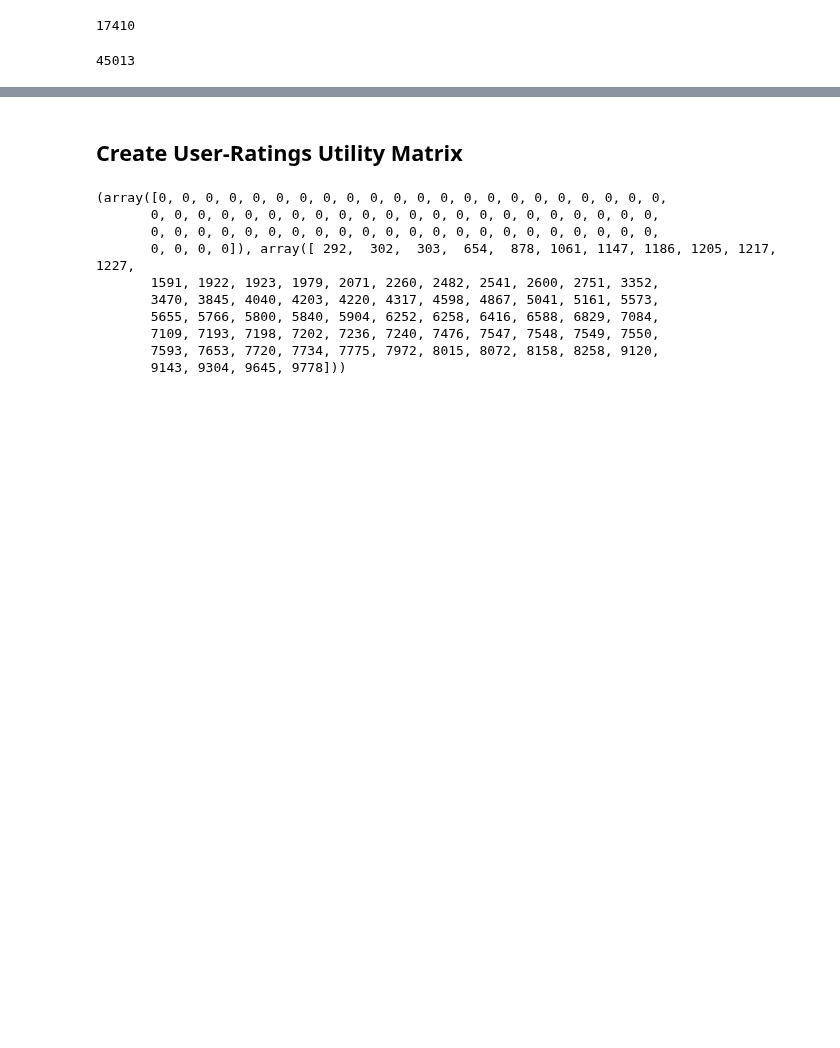
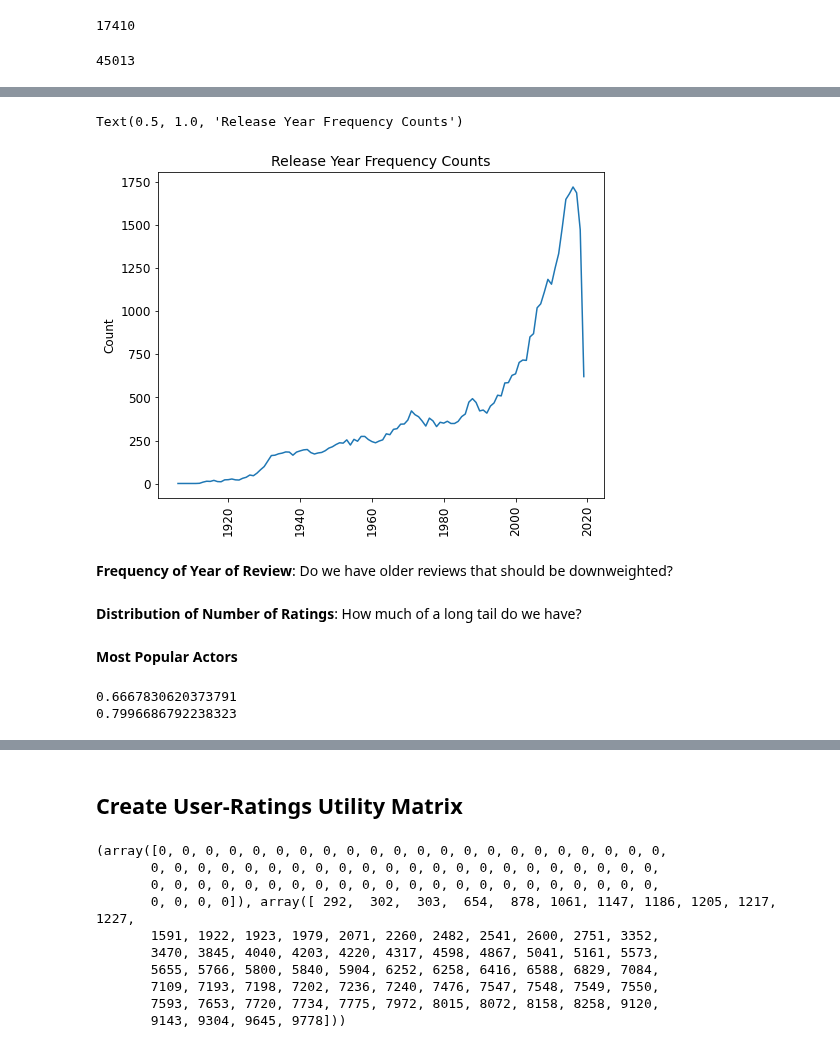
Before and after one commit to GovindBhala/DS5500-Movie-Recommendation-System, a Jupyter notebook: recommendation data exploration.ipynb, the cells around one changed output, grey strips where cells are left out. Saved outputs shown, nothing was run; the diff lists cells and outputs as text; code cells hidden in the pictures; blank space fills up the shorter version.

```diff
--- a/recommendation data exploration.ipynb
+++ b/recommendation data exploration.ipynb
@@ -95,0 +158,18 @@ dtype: int64
+# %%
+fig, ax = plt.subplots(figsize = (8,6))
+sns.lineplot(movies_yr.index, movies_yr.movieId)
+plt.xticks(rotation='vertical', size = 12)
+plt.yticks(size = 12)
+
+ax.set_xlabel('')
+ax.set_ylabel('Count', size = 12)
+ax.set_title('Release Year Frequency Counts', size = 14)
+# %% [output]
+Text(0.5, 1.0, 'Release Year Frequency Counts')
+[figure, added]
+# %% [markdown]
+__Frequency of Year of Review__: Do we have older reviews that should be downweighted?
+# %% [markdown]
+__Distribution of Number of Ratings__: How much of a long tail do we have?
+# %% [markdown]
+__Most Popular Actors__
@@ -95,0 +190,11 @@ dtype: int64
+# %%
+# percent of actors that are only in 1, <= 2 movies
+# do not need to include these in analysis because not useful for identifying similar movies
+     # even actors in only 2 movies. If watched one of the movies, could recommend the other one, but that is it.
+print(len(actors_expanded[actors_expanded.cnt == 1]) / len(actors_expanded))
+print(len(actors_expanded[actors_expanded.cnt <= 2]) / len(actors_expanded))
+
+actors_exclude = actors_expanded[actors_expanded.cnt <= 2].actors.unique()
+# %% [output]
+0.6667830620373791
+0.7996686792238323
```
Also changed, not shown: parts of 31 cells of this notebook.
